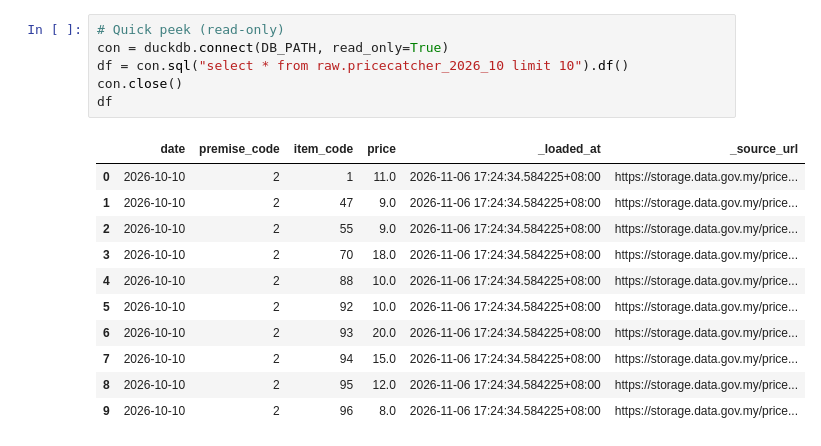
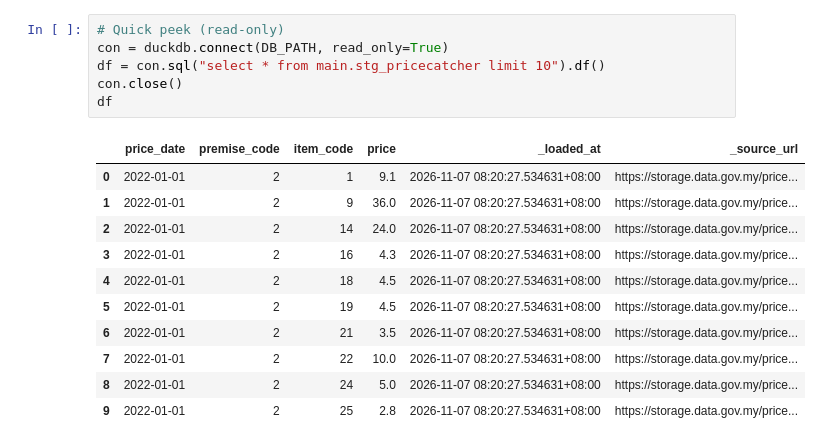
Before and after one commit to mhdkerol/my-cost-of-living, a Jupyter notebook: ingestion/ingestion_working.ipynb, the cells around one changed output. Saved outputs shown, nothing was run; the diff lists cells and outputs as text.

Commit message:
Load PriceCatcher 2022 to 2026 incrementally

```diff
--- a/ingestion/ingestion_working.ipynb
+++ b/ingestion/ingestion_working.ipynb
@@ -58,18 +108,18 @@ tables
 # %%
 # Quick peek (read-only)
 con = duckdb.connect(DB_PATH, read_only=True)
-df = con.sql("select * from raw.pricecatcher_2026_10 limit 10").df()
+df = con.sql("select * from main.stg_pricecatcher limit 10").df()
 con.close()
 df
 # %% [output]
-|  | date | premise_code | item_code | price | _loaded_at | _source_url |
-| 0 | 2026-10-10 | 2 | 1 | 11.0 | 2026-11-06 17:24:34.584225+08:00 | https://storage.data.gov.my/price... |
-| 1 | 2026-10-10 | 2 | 47 | 9.0 | 2026-11-06 17:24:34.584225+08:00 | https://storage.data.gov.my/price... |
-| 2 | 2026-10-10 | 2 | 55 | 9.0 | 2026-11-06 17:24:34.584225+08:00 | https://storage.data.gov.my/price... |
-| 3 | 2026-10-10 | 2 | 70 | 18.0 | 2026-11-06 17:24:34.584225+08:00 | https://storage.data.gov.my/price... |
-| 4 | 2026-10-10 | 2 | 88 | 10.0 | 2026-11-06 17:24:34.584225+08:00 | https://storage.data.gov.my/price... |
-| 5 | 2026-10-10 | 2 | 92 | 10.0 | 2026-11-06 17:24:34.584225+08:00 | https://storage.data.gov.my/price... |
-| 6 | 2026-10-10 | 2 | 93 | 20.0 | 2026-11-06 17:24:34.584225+08:00 | https://storage.data.gov.my/price... |
-| 7 | 2026-10-10 | 2 | 94 | 15.0 | 2026-11-06 17:24:34.584225+08:00 | https://storage.data.gov.my/price... |
-| 8 | 2026-10-10 | 2 | 95 | 12.0 | 2026-11-06 17:24:34.584225+08:00 | https://storage.data.gov.my/price... |
-| 9 | 2026-10-10 | 2 | 96 | 8.0 | 2026-11-06 17:24:34.584225+08:00 | https://storage.data.gov.my/price... |
+|  | price_date | premise_code | item_code | price | _loaded_at | _source_url |
+| 0 | 2022-01-01 | 2 | 1 | 9.1 | 2026-11-07 08:20:27.534631+08:00 | https://storage.data.gov.my/price... |
+| 1 | 2022-01-01 | 2 | 9 | 36.0 | 2026-11-07 08:20:27.534631+08:00 | https://storage.data.gov.my/price... |
+| 2 | 2022-01-01 | 2 | 14 | 24.0 | 2026-11-07 08:20:27.534631+08:00 | https://storage.data.gov.my/price... |
+| 3 | 2022-01-01 | 2 | 16 | 4.3 | 2026-11-07 08:20:27.534631+08:00 | https://storage.data.gov.my/price... |
+| 4 | 2022-01-01 | 2 | 18 | 4.5 | 2026-11-07 08:20:27.534631+08:00 | https://storage.data.gov.my/price... |
+| 5 | 2022-01-01 | 2 | 19 | 4.5 | 2026-11-07 08:20:27.534631+08:00 | https://storage.data.gov.my/price... |
+| 6 | 2022-01-01 | 2 | 21 | 3.5 | 2026-11-07 08:20:27.534631+08:00 | https://storage.data.gov.my/price... |
+| 7 | 2022-01-01 | 2 | 22 | 10.0 | 2026-11-07 08:20:27.534631+08:00 | https://storage.data.gov.my/price... |
+| 8 | 2022-01-01 | 2 | 24 | 5.0 | 2026-11-07 08:20:27.534631+08:00 | https://storage.data.gov.my/price... |
+| 9 | 2022-01-01 | 2 | 25 | 2.8 | 2026-11-07 08:20:27.534631+08:00 | https://storage.data.gov.my/price... |
```
Also changed, not shown: parts of 10 cells of this notebook.
